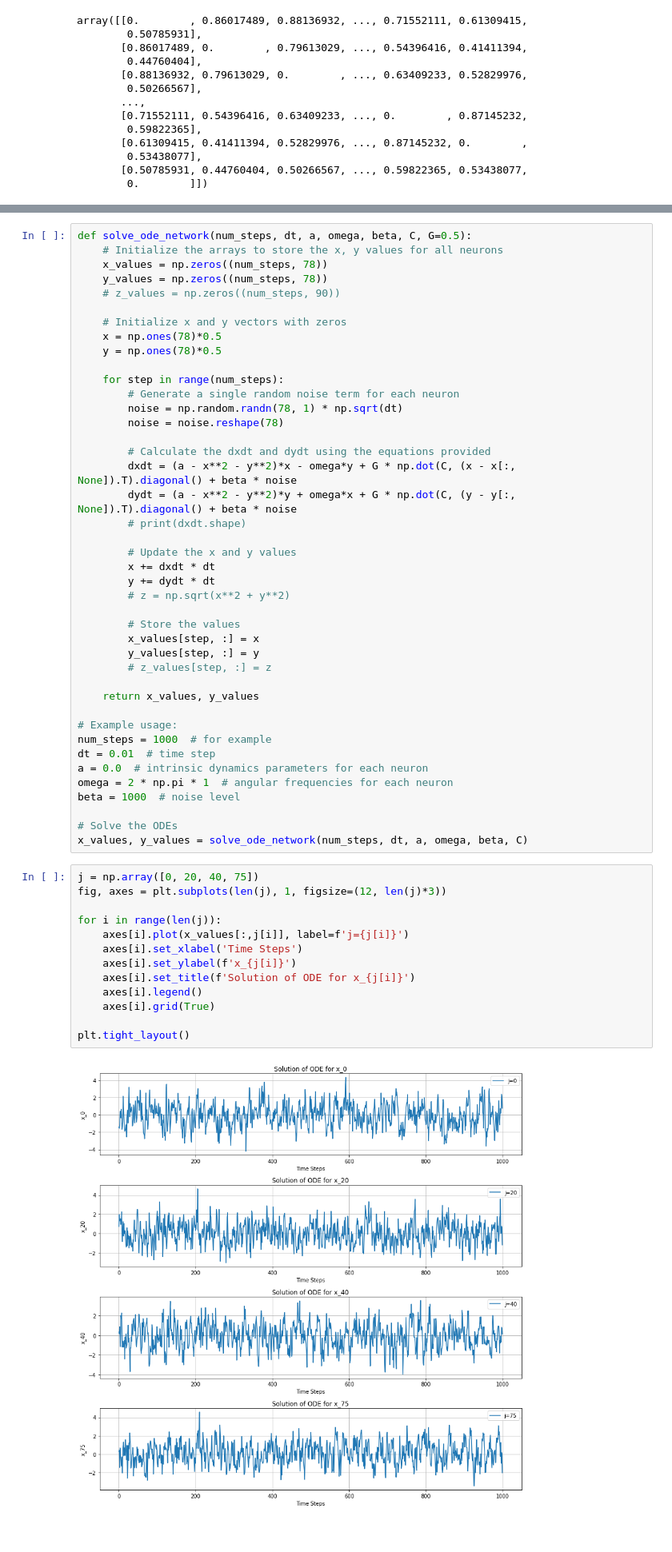
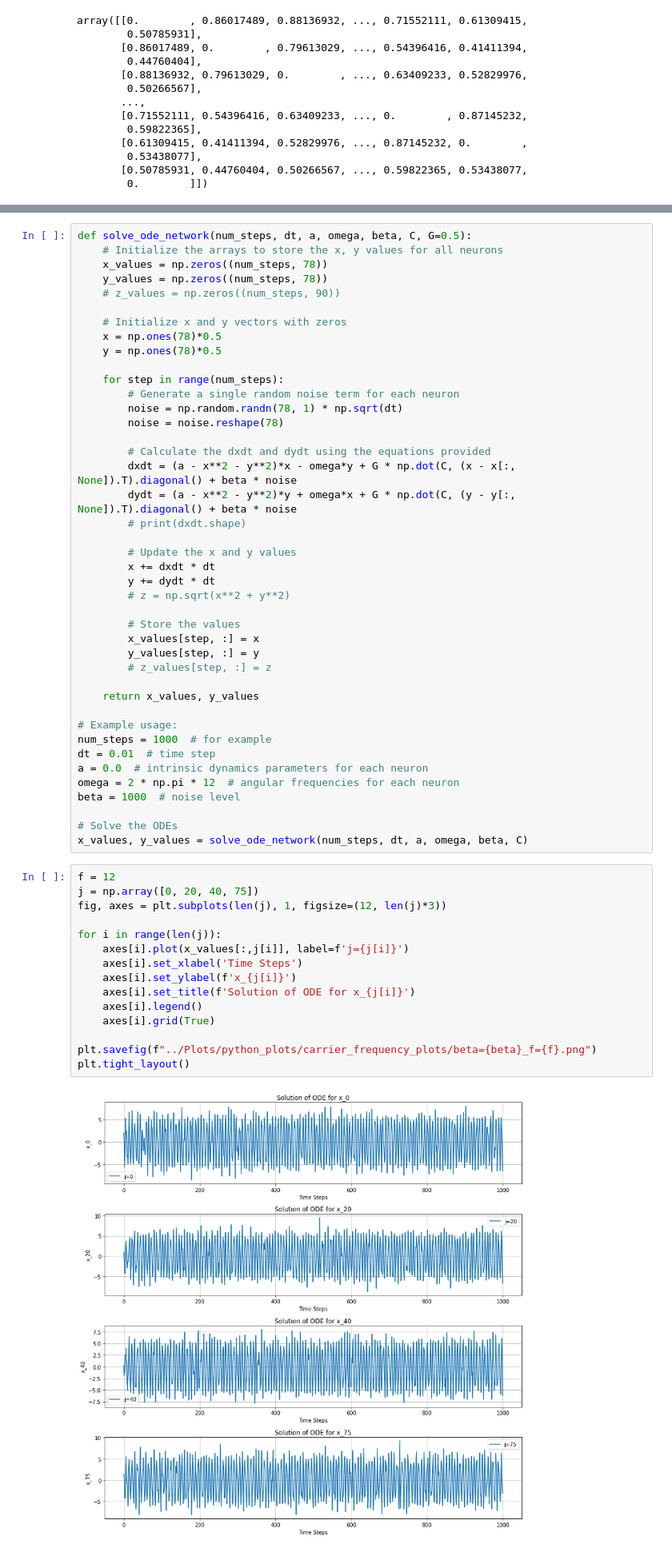
Before and after one commit to shayan823/Deco-Group-1A, a Jupyter notebook: PythonNotebooks/network.ipynb, the cells around one changed output, grey strips where cells are left out. Shown at 80% size. Saved outputs shown, nothing was run; the diff lists cells and outputs as text.

Commit message:
carrier frequency plots for multiple f

```diff
--- a/PythonNotebooks/network.ipynb
+++ b/PythonNotebooks/network.ipynb
@@ -89,23 +89,25 @@ def solve_ode_network(num_steps, dt, a, omega, beta, C, G=0.5):
 num_steps = 1000  # for example
 dt = 0.01  # time step
 a = 0.0  # intrinsic dynamics parameters for each neuron
-omega = 2 * np.pi * 1  # angular frequencies for each neuron
+omega = 2 * np.pi * 12  # angular frequencies for each neuron
 beta = 1000  # noise level
 
 # Solve the ODEs
 x_values, y_values = solve_ode_network(num_steps, dt, a, omega, beta, C)
 # %%
+f = 12
 j = np.array([0, 20, 40, 75])
 fig, axes = plt.subplots(len(j), 1, figsize=(12, len(j)*3))
 
 for i in range(len(j)):
     axes[i].plot(x_values[:,j[i]], label=f'j={j[i]}')
     axes[i].set_xlabel('Time Steps')
     axes[i].set_ylabel(f'x_{j[i]}')
     axes[i].set_title(f'Solution of ODE for x_{j[i]}')
     axes[i].legend()
     axes[i].grid(True)
 
+plt.savefig(f"../Plots/python_plots/carrier_frequency_plots/beta={beta}_f={f}.png")
 plt.tight_layout()
 # %% [output]
-[figure, old version]
+[figure, new version]
```
Also changed, not shown: parts of 3 cells of this notebook, 2 other files.
